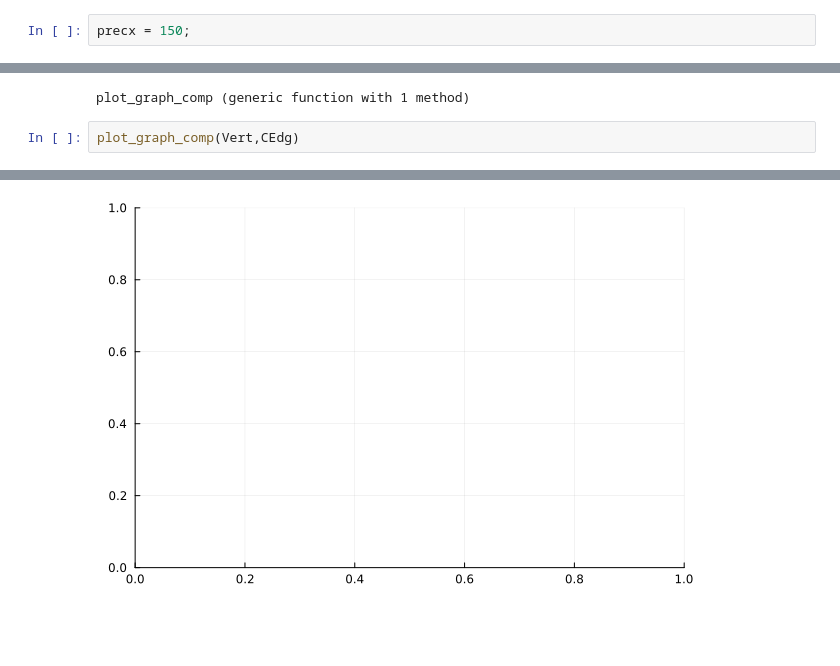
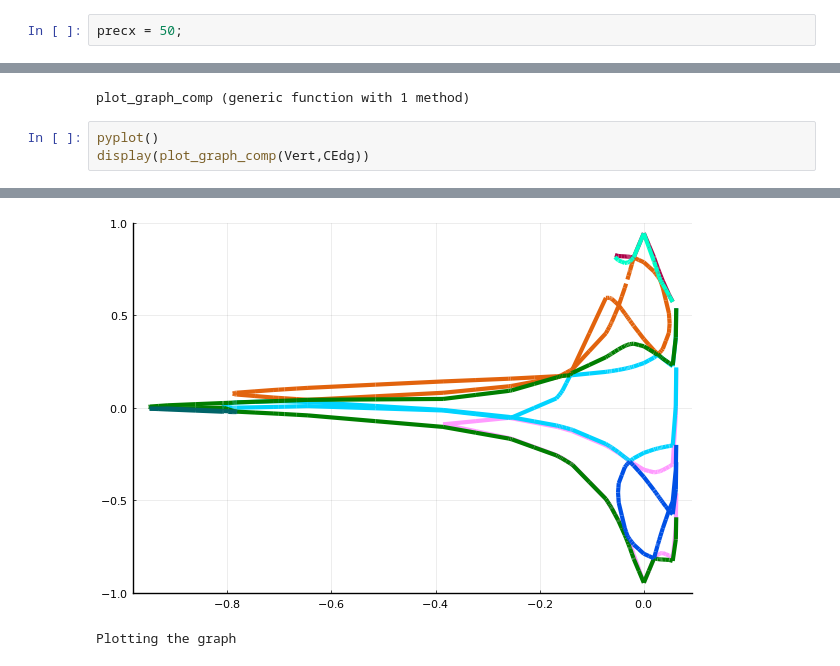
Before and after one commit to rprebet/AlgebraicSolving.jl, a Jupyter notebook: src/connectcurves/main.ipynb, the cells around one changed output, grey strips where cells are left out. Saved outputs shown, nothing was run; the diff lists cells and outputs as text; blank space fills up the shorter version.

```diff
--- a/src/connectcurves/main.ipynb
+++ b/src/connectcurves/main.ipynb
@@ -79,7 +79,7 @@ end
 # %% [output]
 evaluate_Arb (generic function with 1 method)
 # %%
-precx = 150;
+precx = 50;
 # %%
 println("Isolating critical values..")
 xcrit = [ isolate(first(p), prec=precx) for p in params ]
@@ -470,5 +472,6 @@ end
 # %% [output]
 plot_graph_comp (generic function with 1 method)
 # %%
-plot_graph_comp(Vert,CEdg)
+pyplot()
+display(plot_graph_comp(Vert,CEdg))
 # %% [output]
@@ -476 +480,2 @@ Plotting the graph
-[figure, old version]
+[figure, new version]
+Plotting the graph
```
Also changed, not shown: parts of 9 cells of this notebook, 1 other file.
